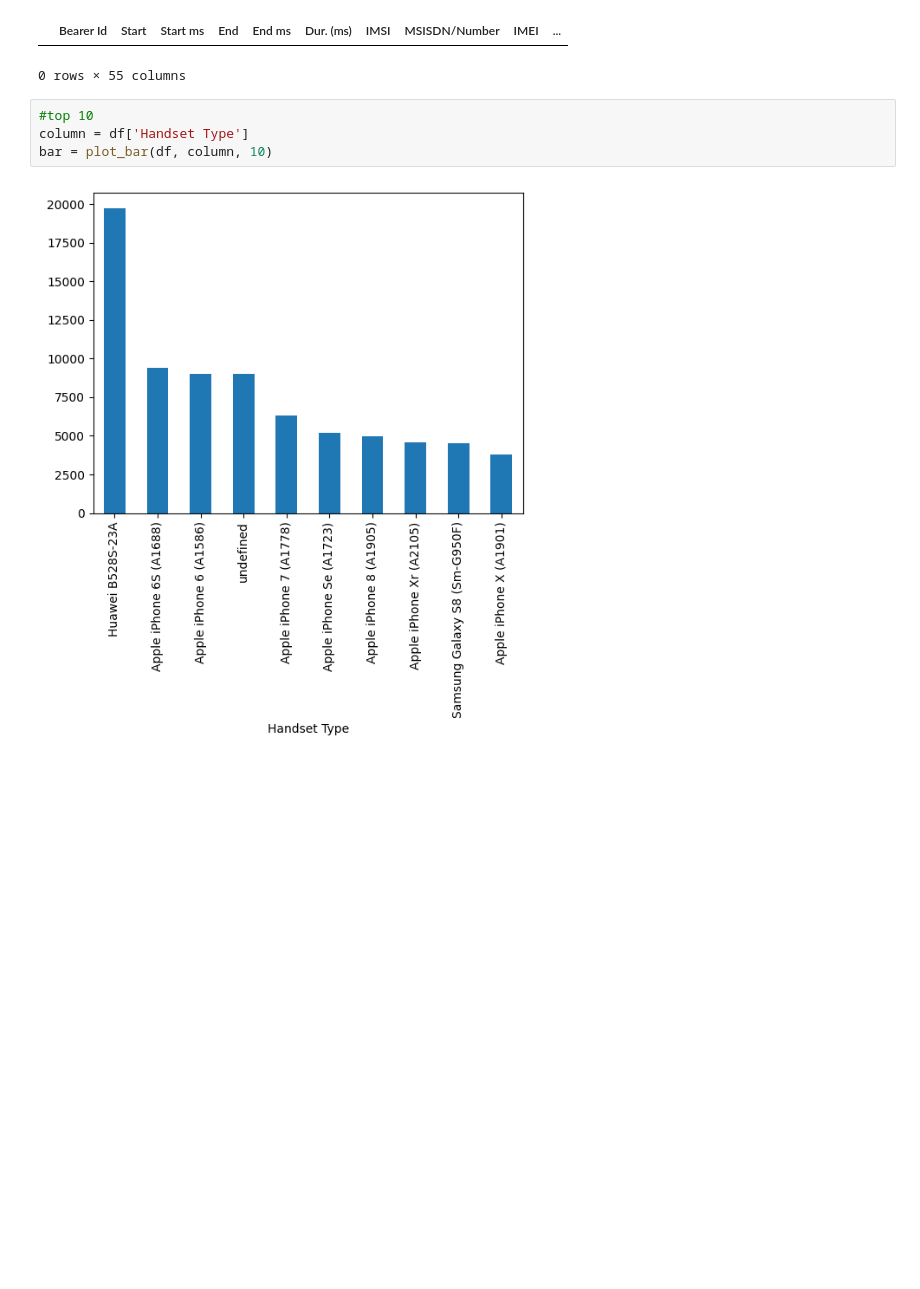
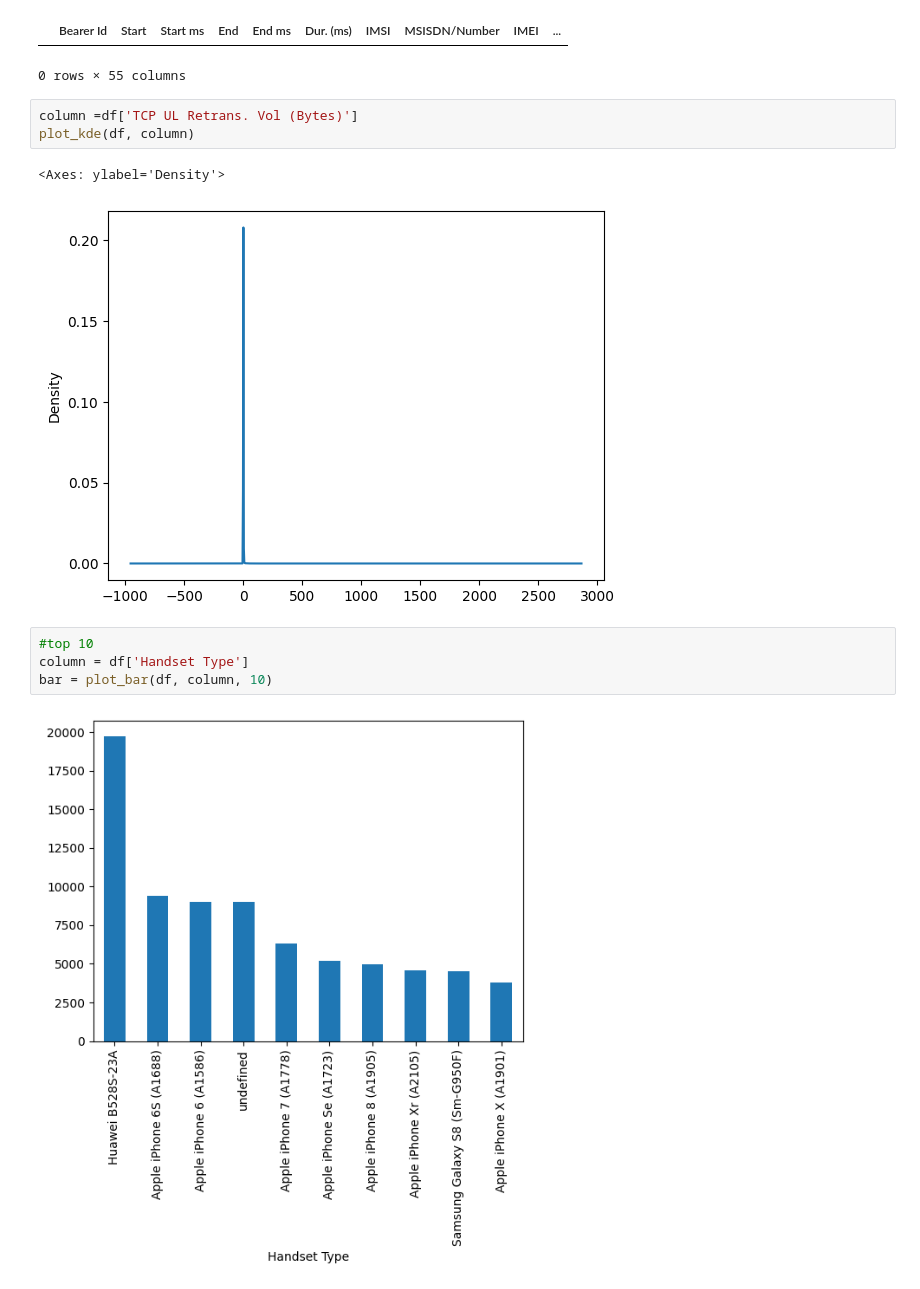
Before and after one commit to Tesfahun03/user-satisfaction-analysis, a Jupyter notebook: notebooks/main.ipynb, the cells around one changed output. Saved outputs shown, nothing was run; the diff lists cells and outputs as text; blank space fills up the shorter version.

```diff
--- a/notebooks/main.ipynb
+++ b/notebooks/main.ipynb
@@ -104,6 +111,12 @@ df.loc[df.duplicated()]
 # %% [output]
 |  | Bearer Id | Start | Start ms | End | End ms | Dur. (ms) | IMSI | MSISDN/Number | IMEI | ... |
 0 rows × 55 columns
+# %%
+column =df['TCP UL Retrans. Vol (Bytes)']
+plot_kde(df, column)
+# %% [output]
+<Axes: ylabel='Density'>
+[figure, added]
 # %%
 #top 10
 column = df['Handset Type']
```
Also changed, not shown: parts of 12 cells of this notebook, 2 other files.
